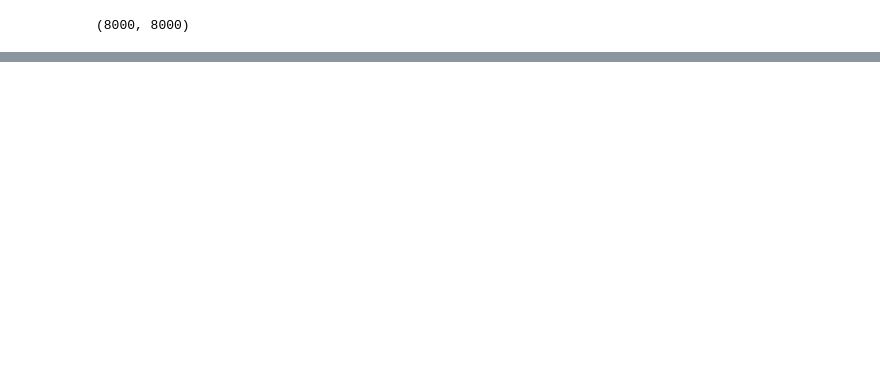
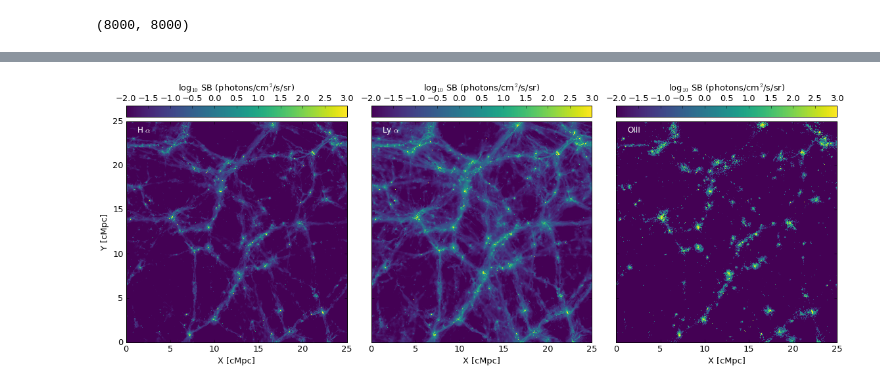
Before and after one commit to lokhorst/HalphaScripts, a Jupyter notebook: EagleSimScripts/EAGLE_Lyalpha_Halpha_O3.ipynb, the cells around one changed output, grey strips where cells are left out. Cells and saved outputs as stored; diff of their text form; code cells hidden in the pictures; blank space fills up the shorter version.

```diff
--- a/EagleSimScripts/EAGLE_Lyalpha_Halpha_O3.ipynb
+++ b/EagleSimScripts/EAGLE_Lyalpha_Halpha_O3.ipynb
@@ -153,3 +151,36 @@ plt.tight_layout()
+# %%
+fig,(ax1,ax2,ax3) = plt.subplots(1,3,figsize=(16,16))
+
+Vmin=-2; Vmax=3
+xystarts = [0,0]
+xyextent = [25.,25.]
+pltimg(halpha_25mpc,ax1,xystarts,xyextent,label=None,colmap = 'viridis',colorbar=True,labelaxes=True,
+       Vmin=Vmin,Vmax=Vmax)
+plt.text(0.05,0.95,r'H $\alpha$',transform=ax1.transAxes,\
+         horizontalalignment='left',color='white',fontsize=12)
+
+pltimg(lyalpha_25mpc,ax2,xystarts,xyextent,label=None,colmap = 'viridis',colorbar=True,labelaxes=True,
+       Vmin=Vmin,Vmax=Vmax)
+plt.text(0.05,0.95,r'Ly $\alpha$ ',transform=ax2.transAxes,\
+         horizontalalignment='left',color='white',fontsize=12)
+
+pltimg(o3_25mpc,ax3,xystarts,xyextent,label=None,colmap = 'viridis',colorbar=True,labelaxes=True,
+       Vmin=Vmin,Vmax=Vmax)
+plt.text(0.05,0.95,r'OIII',transform=ax3.transAxes,horizontalalignment='left',color='white',fontsize=12)
+# log( a/b ) = log(a) - log(b)
+
+ax2.set_yticklabels([])
+ax2.set_ylabel('')
+ax3.set_yticklabels([])
+ax3.set_ylabel('')
+
+fig.subplots_adjust( wspace=0.)
+
+plt.tight_layout()
+
+#plt.savefig('.png')
+# %% [output]
+[figure, added]
 # %%
 def pltimg(data_FOV,ax,xystarts,size,label=None,colmap = 'viridis',colorbar=True,labelaxes=True,Vmin=None,Vmax=None):
     ax.patch.set_facecolor(cm.get_cmap(colmap)(0.)) # sets background color to lowest color map value
```
Also changed, not shown: parts of 6 cells of this notebook.
